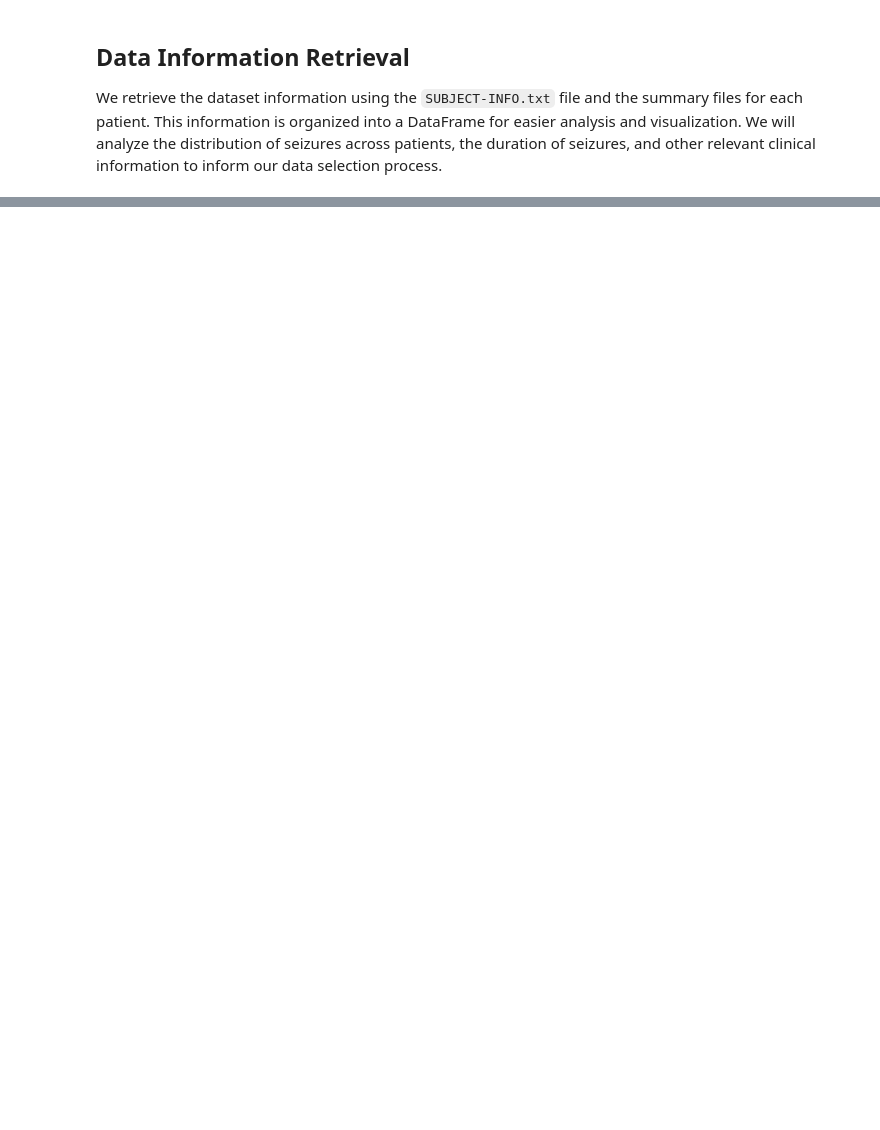
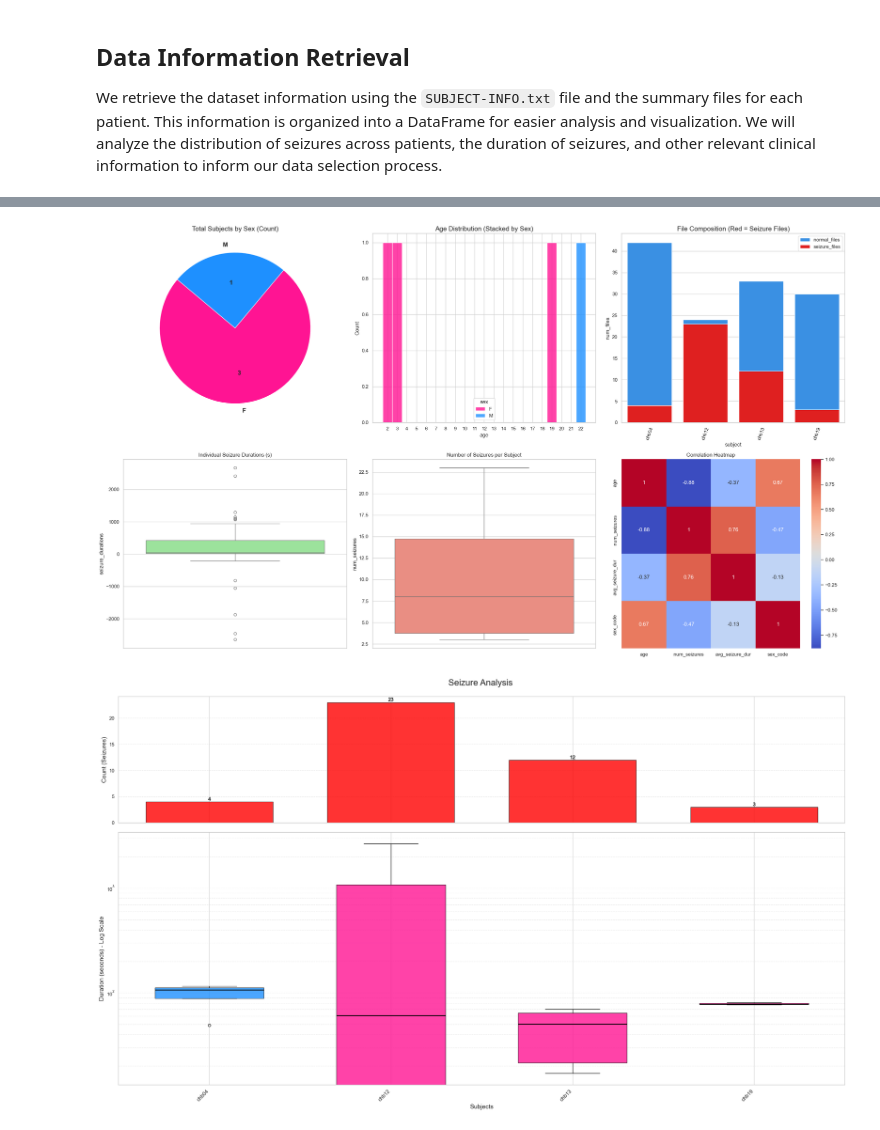
Before and after one commit to AlessiaBernacchia/EEG-epileptic-seizures-detection, a Jupyter notebook: notebooks/collection/collection.ipynb, the cells around one changed output, grey strips where cells are left out. Saved outputs shown, nothing was run; the diff lists cells and outputs as text; code cells hidden in the pictures; blank space fills up the shorter version.

```diff
--- a/notebooks/collection/collection.ipynb
+++ b/notebooks/collection/collection.ipynb
@@ -95,0 +113,4 @@ for patient_id in patient_ids_selected:
+# %%
+formatted_ids = [f"chb{str(pid).zfill(2)}" for pid in patient_ids_selected]
+df_info_selected = df_info[df_info['subject'].isin(formatted_ids)].copy()
+display(df_info_selected)
@@ -95,0 +123,6 @@ for patient_id in patient_ids_selected:
+# %%
+show_info(df_info_selected)
+show_seizure_analysis(df_info_selected, log_scale=True, show_global=False)
+# %% [output]
+[figure, added]
+[figure, added]
```
Also changed, not shown: parts of 16 cells of this notebook, 2 other files.
